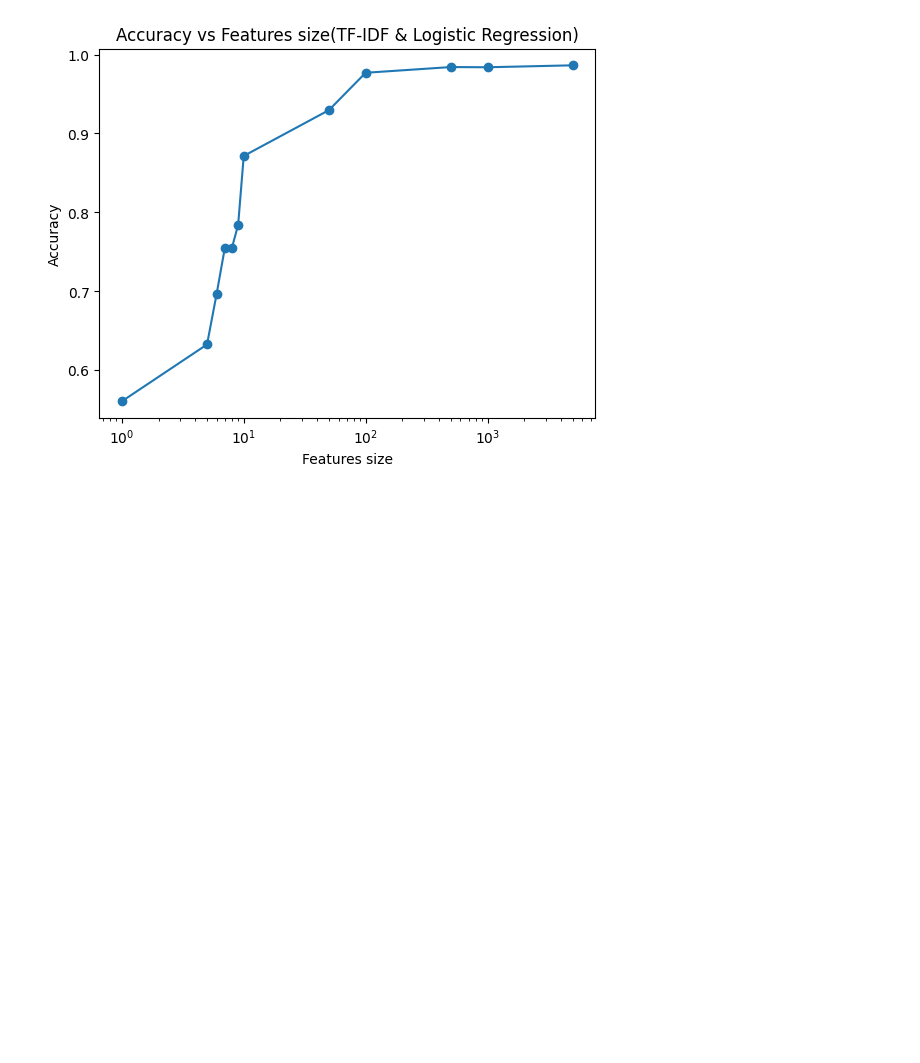
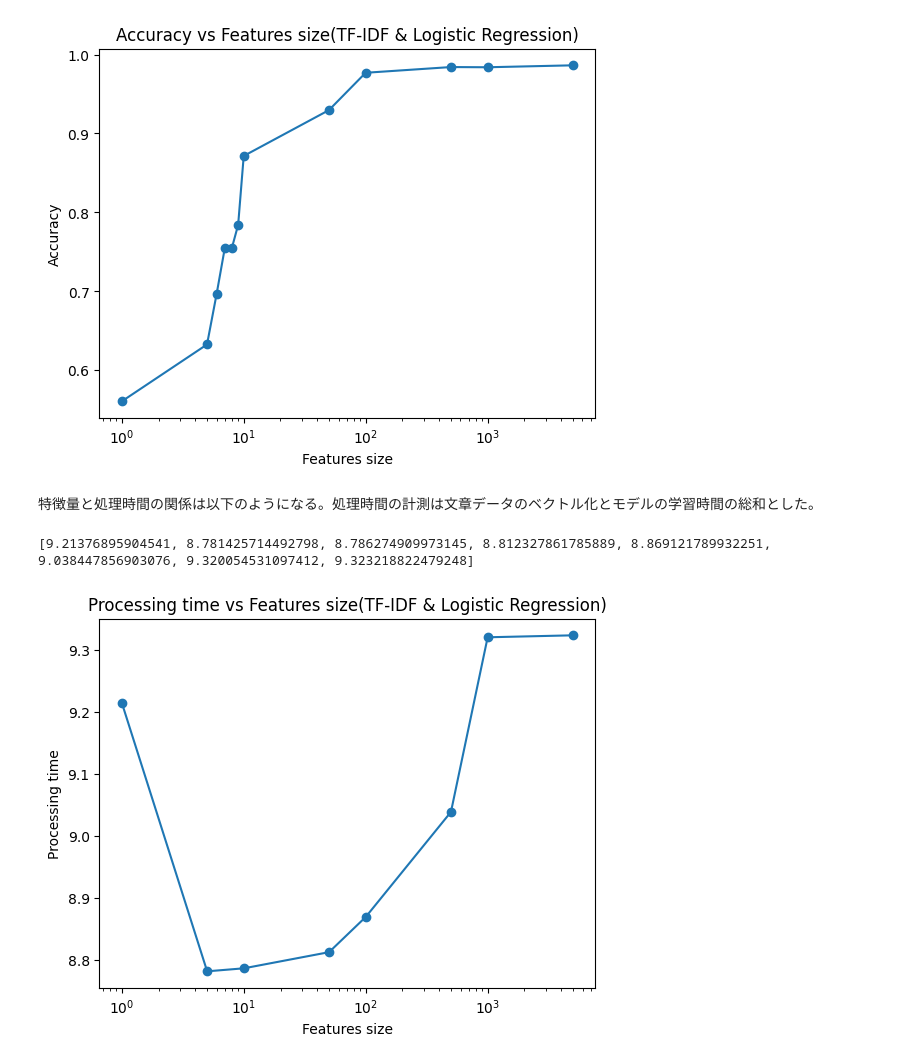
Before and after one commit to moritaka4812-pixel/MyProject1, a Jupyter notebook: Notebooks/FakeNewsMLCompare/02_TF-IDF_And_LogisticRegression.ipynb, the cells around one changed output. Drawn from its saved outputs; the diff is of its cells as text; code cells hidden in the pictures; blank space fills up the shorter version.

```diff
--- a/Notebooks/FakeNewsMLCompare/02_TF-IDF_And_LogisticRegression.ipynb
+++ b/Notebooks/FakeNewsMLCompare/02_TF-IDF_And_LogisticRegression.ipynb
@@ -116,3 +116,34 @@ plt.savefig("../../Figures/TF-IDF&LogisticRegression_accuracy_vs_features_size.p
 # %% [output]
 [0.5604139715394567, 0.632470892626132, 0.696895213454075, 0.754980595084088, 0.754980595084088, 0.7840879689521345, 0.8714100905562743, 0.9294954721862871, 0.9768434670116429, 0.9840879689521346, 0.9 ...
 [figure]
+# %% [markdown]
+特徴量と処理時間の関係は以下のようになる。処理時間の計測は文章データのベクトル化とモデルの学習時間の総和とした。
+# %%
+import time
+
+def measure_time(x_train_Normalized, x_test_Normalized, y_train, limit):
+    start = time.time()
+    x_train_tfidf, x_test_tfidf = Tfidf_Limit(limit, x_train_Normalized, x_test_Normalized)
+    model = Learning(x_train_tfidf, y_train)
+    end = time.time()
+    return end - start
+
+features_sizes = [1, 5, 10, 50, 100, 500, 1000, 5000]
+processing_time = [0] * len(features_sizes)
+
+for i in range(len(features_sizes)):
+    processing_time[i] = measure_time(x_train_Normalized, x_test_Normalized, y_train, features_sizes[i])
+
+print(processing_time)
+
+plt.plot(features_sizes, processing_time, marker="o")
+plt.xlabel("Features size")
+plt.ylabel("Processing time")
+plt.title("Processing time vs Features size(TF-IDF & Logistic Regression)")
+plt.xscale("log")
+plt.show
+
+plt.savefig("../../Figures/TF-IDF&LogisticRegression_ProcessingTime_vs_features_size.png", dpi=300, bbox_inches="tight")
+# %% [output]
+[9.21376895904541, 8.781425714492798, 8.786274909973145, 8.812327861785889, 8.869121789932251, 9.038447856903076, 9.320054531097412, 9.323218822479248]
+[figure, added]
```
Also changed, not shown: 1 other file.
